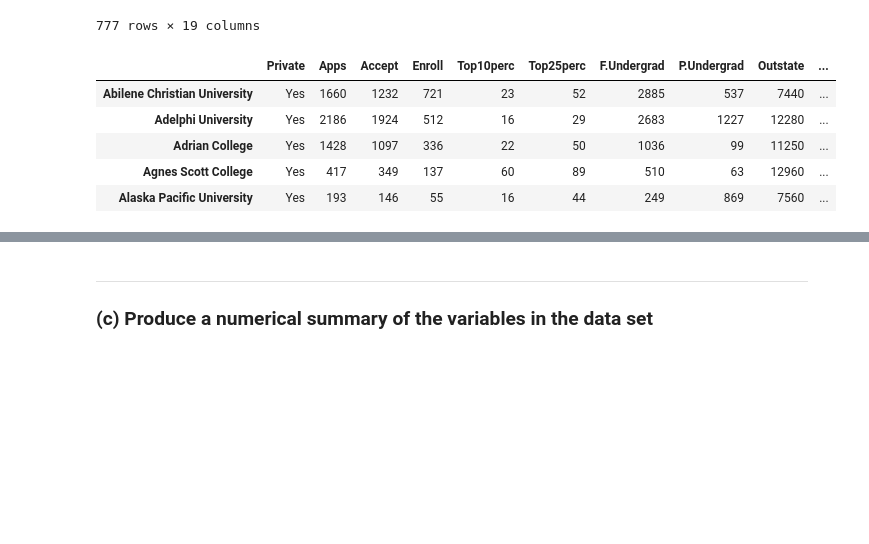
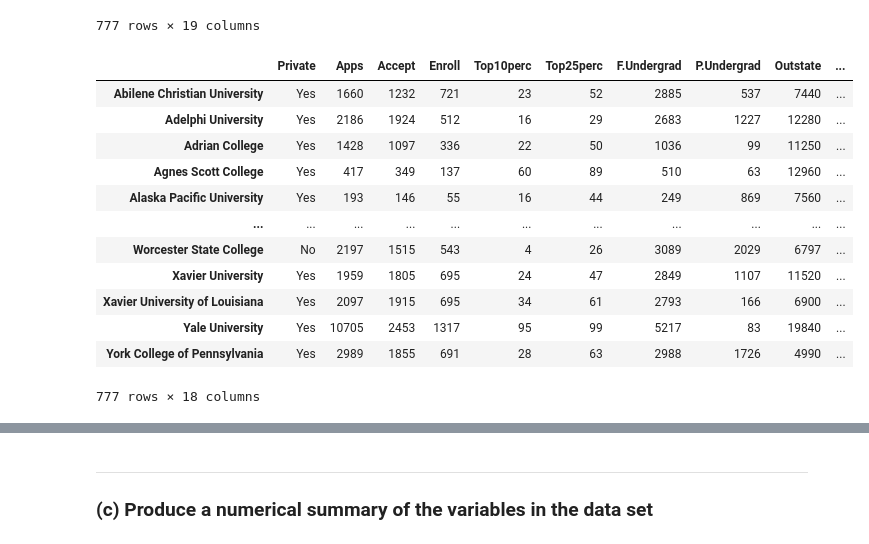
Before and after one commit to LucasZFriborg/Databehandling-Lucas-ZachauFriborg, a Jupyter notebook: Labs/Laboration.ipynb, the cells around one changed output, grey strips where cells are left out. Drawn from its saved outputs; the diff is of its cells as text; code cells hidden in the pictures; blank space fills up the shorter version.

```diff
--- a/Labs/Laboration.ipynb
+++ b/Labs/Laboration.ipynb
@@ -28,13 +28,20 @@ college
 777 rows × 19 columns
 # %%
 college2 = pd.read_csv('Data/College.csv', index_col=0)
-college2.head()
+college2
 # %% [output]
 |  | Private | Apps | Accept | Enroll | Top10perc | Top25perc | F.Undergrad | P.Undergrad | Outstate | ... |
 | Abilene Christian University | Yes | 1660 | 1232 | 721 | 23 | 52 | 2885 | 537 | 7440 | ... |
 | Adelphi University | Yes | 2186 | 1924 | 512 | 16 | 29 | 2683 | 1227 | 12280 | ... |
 | Adrian College | Yes | 1428 | 1097 | 336 | 22 | 50 | 1036 | 99 | 11250 | ... |
 | Agnes Scott College | Yes | 417 | 349 | 137 | 60 | 89 | 510 | 63 | 12960 | ... |
 | Alaska Pacific University | Yes | 193 | 146 | 55 | 16 | 44 | 249 | 869 | 7560 | ... |
+| ... | ... | ... | ... | ... | ... | ... | ... | ... | ... | ... |
+| Worcester State College | No | 2197 | 1515 | 543 | 4 | 26 | 3089 | 2029 | 6797 | ... |
+| Xavier University | Yes | 1959 | 1805 | 695 | 24 | 47 | 2849 | 1107 | 11520 | ... |
+| Xavier University of Louisiana | Yes | 2097 | 1915 | 695 | 34 | 61 | 2793 | 166 | 6900 | ... |
+| Yale University | Yes | 10705 | 2453 | 1317 | 95 | 99 | 5217 | 83 | 19840 | ... |
+| York College of Pennsylvania | Yes | 2989 | 1855 | 691 | 28 | 63 | 2988 | 1726 | 4990 | ... |
+777 rows × 18 columns
 # %%
 college3 = college.rename({'Unnamed: 0': 'College'}, axis=1)
```
Also changed, not shown: parts of 5 cells of this notebook, 1 other file.
